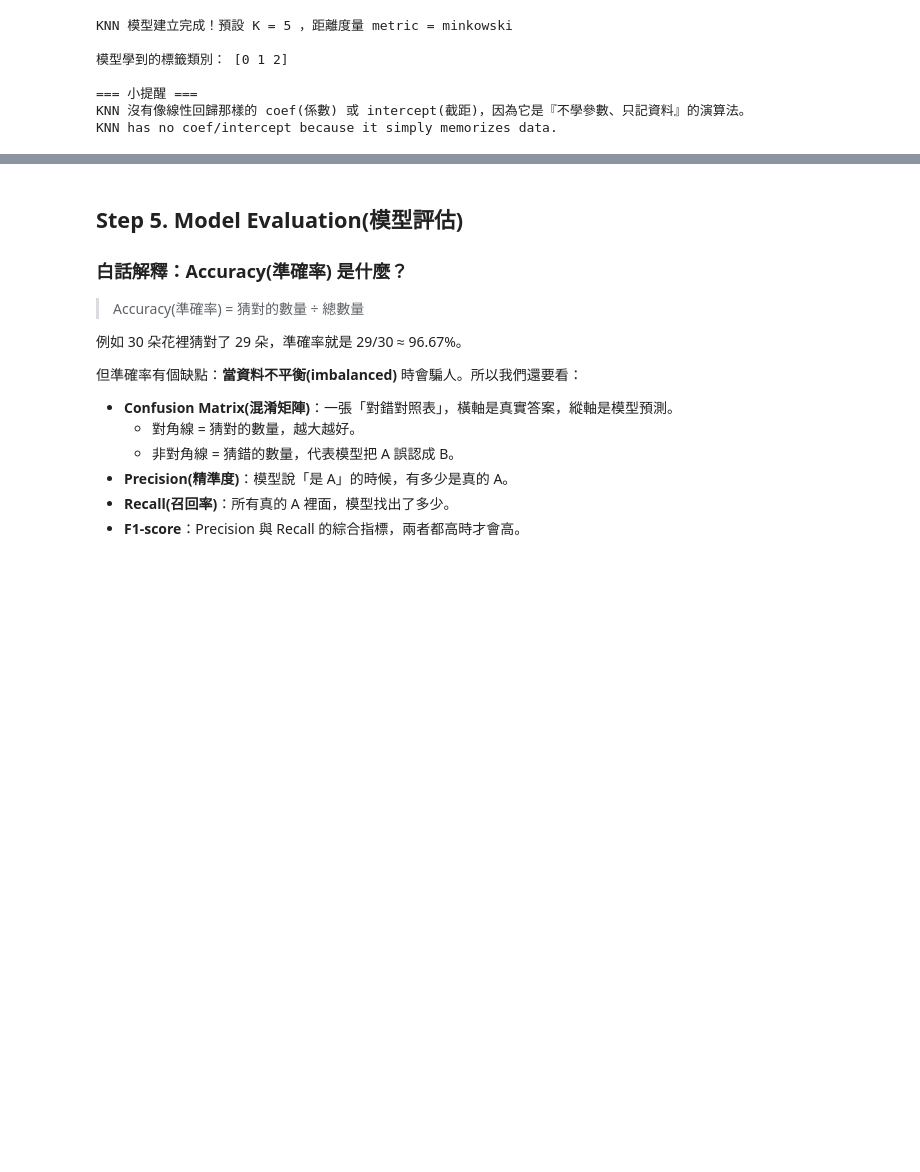
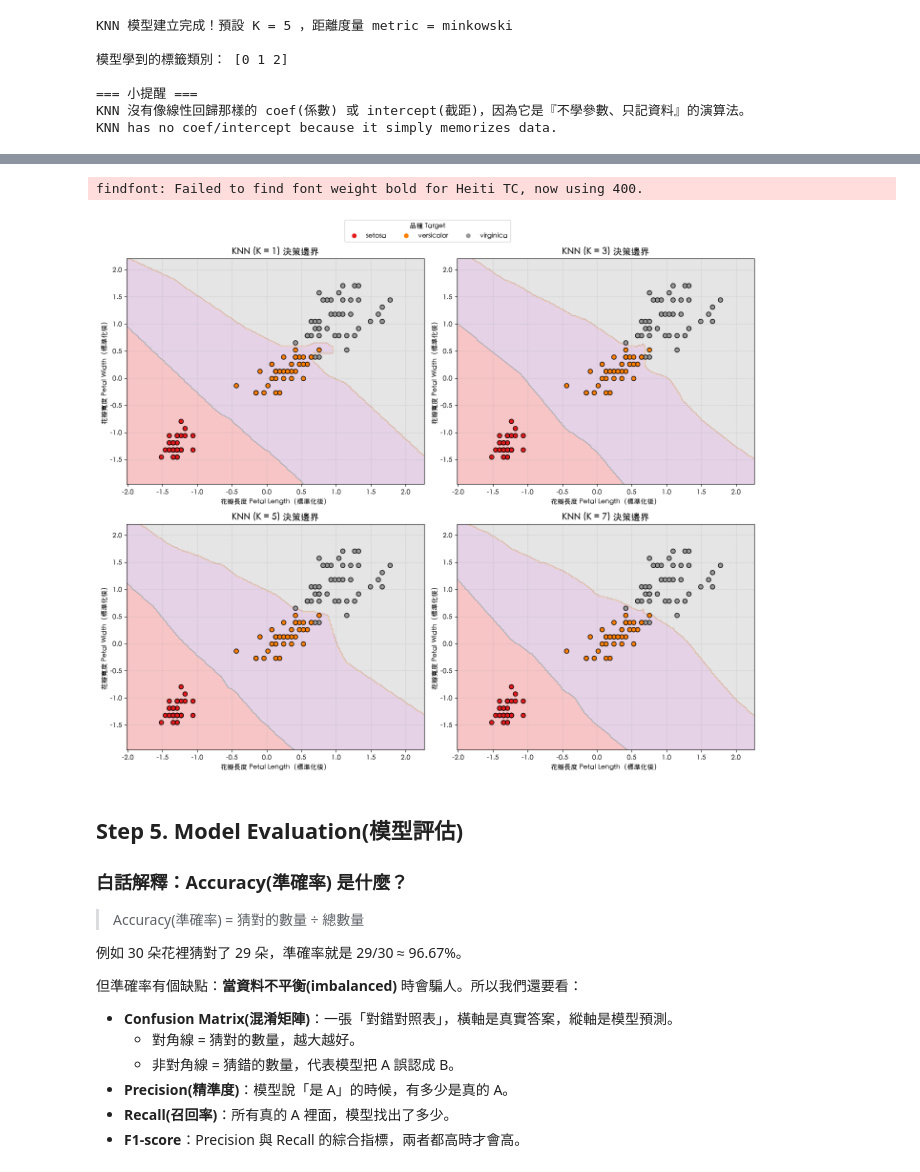
Before and after one commit to roberthsu2003/__2026_09_25_ai_machine_learning__, a Jupyter notebook: herdr-lab/work/knn/knn_tutorial.ipynb, the cells around one changed output, grey strips where cells are left out. Drawn from its saved outputs; the diff is of its cells as text; code cells hidden in the pictures; blank space fills up the shorter version.

```diff
--- a/herdr-lab/work/knn/knn_tutorial.ipynb
+++ b/herdr-lab/work/knn/knn_tutorial.ipynb
@@ -320,3 +289,53 @@ plt.show()
+# %%
+# 設定欲比較的 K 值清單與 2x2 子圖版面
+# Define K values to compare and create a 2x2 subplot layout
+k_values = [1, 3, 5, 7]
+fig, axes = plt.subplots(2, 2, figsize=(14, 12))
+
+# 產生一張密集的網格，模擬整片特徵空間
+# Build a fine mesh grid to simulate the 2D feature space
+x_min, x_max = X_train_scaled[:, 2].min() - 0.5, X_train_scaled[:, 2].max() + 0.5
+y_min, y_max = X_train_scaled[:, 3].min() - 0.5, X_train_scaled[:, 3].max() + 0.5
+xx, yy = np.meshgrid(np.arange(x_min, x_max, 0.02),
+                     np.arange(y_min, y_max, 0.02))
+grid = np.c_[xx.ravel(), yy.ravel()]
+
+# 逐一訓練不同 K 值的模型並繪製決策邊界
+# Loop through each K value, train the model, and plot the decision boundary
+for idx, k in enumerate(k_values):
+    ax = axes[idx // 2, idx % 2]
+
+    # 建立並擬合 KNN 分類器（僅使用花瓣長度與花瓣寬度）
+    # Fit KNN classifier using only petal length and petal width
+    clf = KNeighborsClassifier(n_neighbors=k)
+    clf.fit(X_train_scaled[:, [2, 3]], y_train)
+
+    # 預測網格上所有座標點的類別
+    # Predict classes for each coordinate on the mesh grid
+    Z = clf.predict(grid).reshape(xx.shape)
+
+    # 繪製不同類別的決策背景區塊
+    # Draw colored decision boundary regions
+    ax.contourf(xx, yy, Z, alpha=0.25, cmap='Set1')
+
+    # 繪製訓練資料樣本點的分佈
+    # Scatter plot of training samples
+    scatter = ax.scatter(X_train_scaled[:, 2], X_train_scaled[:, 3],
+                         c=y_train, cmap='Set1', edgecolors='k', s=45)
+
+    ax.set_title(f'KNN (K = {k}) 決策邊界', fontsize=14, fontweight='bold')
+    ax.set_xlabel('花瓣長度 Petal Length（標準化後）')
+    ax.set_ylabel('花瓣寬度 Petal Width（標準化後）')
+    ax.grid(alpha=0.3)
+
+# 加入圖例並優化圖表整體版面
+# Add legend and adjust layout
+handles, _ = scatter.legend_elements()
+fig.legend(handles, iris.target_names.tolist(), loc='upper center', bbox_to_anchor=(0.5, 0.98), ncol=3, title='品種 Target')
+plt.tight_layout(rect=[0, 0, 1, 0.94])
+# %% [output]
+findfont: Failed to find font weight bold for Heiti TC, now using 400.
+[figure, added]
 # %% [markdown]
 ## Step 5. Model Evaluation(模型評估)
 
```
Also changed, not shown: parts of 13 cells of this notebook.
